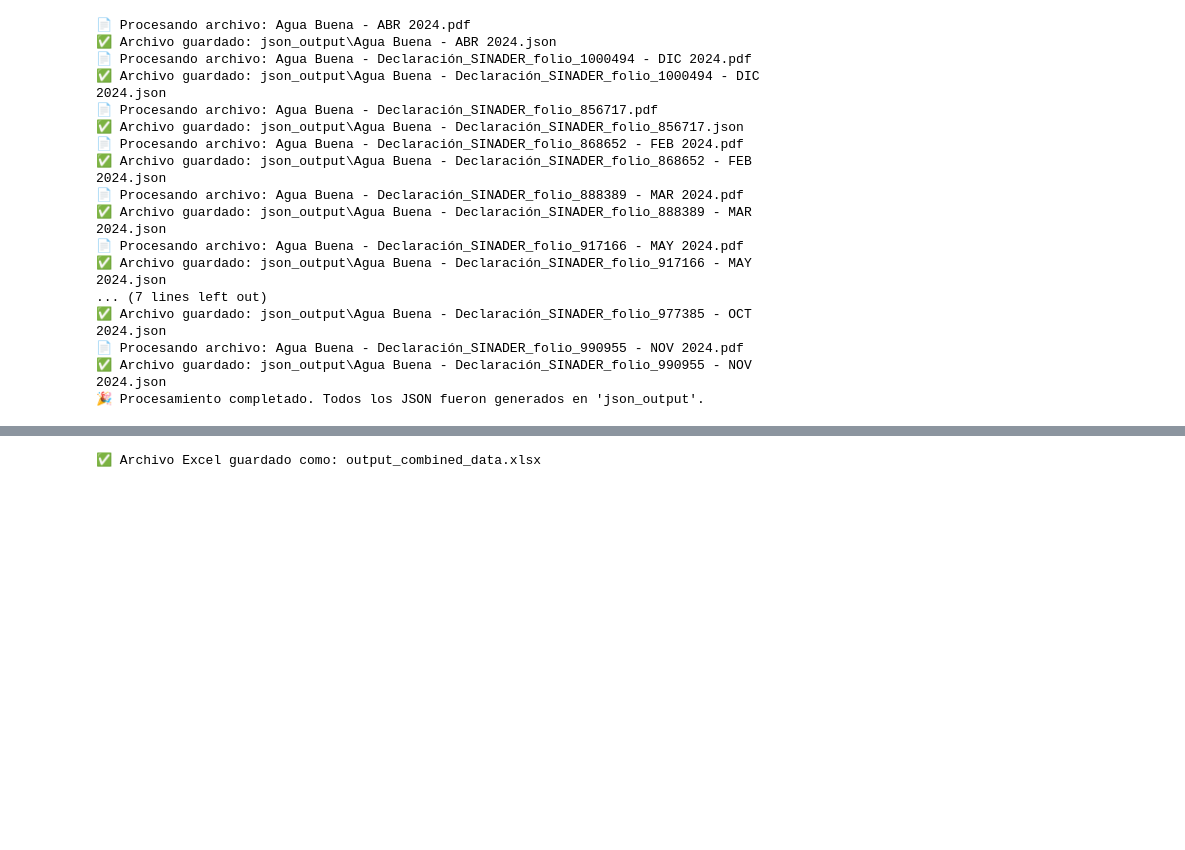
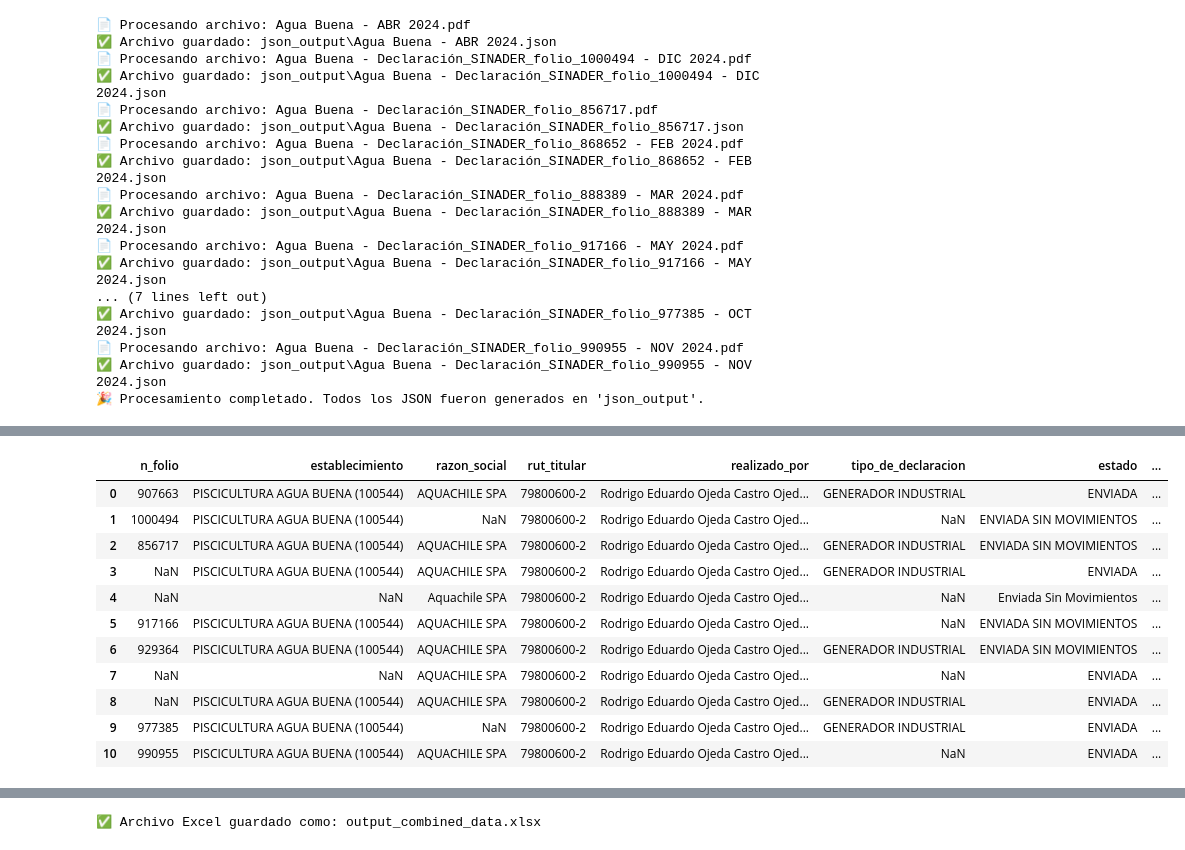
Before and after one commit to asuredragun/testpdf, a Jupyter notebook: R2D2.ipynb, the cells around one changed output, grey strips where cells are left out. Cells and saved outputs as stored; diff of their text form; code cells hidden in the pictures; blank space fills up the shorter version.

```diff
--- a/R2D2.ipynb
+++ b/R2D2.ipynb
@@ -180,3 +172,91 @@ print("🎉 Procesamiento completado. Todos los JSON fueron generados en 'json_o
 📄 Procesando archivo: Agua Buena - Declaración_SINADER_folio_990955 - NOV 2024.pdf
 ✅ Archivo guardado: json_output\Agua Buena - Declaración_SINADER_folio_990955 - NOV 2024.json
 🎉 Procesamiento completado. Todos los JSON fueron generados en 'json_output'.
+# %%
+import os
+import json
+import pandas as pd
+
+# Directorio donde están los JSON
+json_directory = "json_output"
+
+# Función para convertir JSON en DataFrame manejando estructuras complejas
+def json_to_dataframe(data, folio=None):
+    if isinstance(data, list):
+        df = pd.json_normalize(data)
+    elif isinstance(data, dict):
+        df = pd.json_normalize([data])
+    else:
+        return pd.DataFrame()  # Si es nulo o inválido, devolver DataFrame vacío
+
+    # Asegurar que cada entrada tenga el folio correcto para mantener la relación
+    if folio:
+        df["folio"] = folio
+
+    # Reemplazar valores faltantes con None (equivalente a null en JSON)
+    df = df.where(pd.notna(df), None)
+
+    return df
+
+# Inicializar DataFrames vacíos para almacenar los resultados combinados
+df_main_combined = pd.DataFrame()
+df_residuos_combined = pd.DataFrame()
+df_comprobantes_combined = pd.DataFrame()
+df_responsables_combined = pd.DataFrame()
+
+# Procesar cada archivo JSON en el directorio
+for filename in os.listdir(json_directory):
+    if filename.endswith(".json"):
+        filepath = os.path.join(json_directory, filename)
+
+        try:
+            # Cargar el archivo JSON
+            with open(filepath, "r", encoding="utf-8") as f:
+                data = json.load(f)
+
+            # Obtener el folio del JSON (asegurarse de que haya un identificador único)
+            folio = data.pop("n_folio", None) or data.get("folio", filename)
+
+            # Extraer datos anidados (si no existen, asignar lista vacía para evitar errores)
+            residuos = data.pop("residuos", [])
+            comprobantes = data.pop("comprobante", [])
+            responsables = data.pop("responsable", [])
+
+            # Convertir datos principales en DataFrame
+            df_main = json_to_dataframe(data, folio)
+
+            # Convertir estructuras anidadas a DataFrames, manteniendo la relación con el folio
+            df_residuos = json_to_dataframe(residuos, folio)
+            df_comprobantes = json_to_dataframe(comprobantes, folio)
+            df_responsables = json_to_dataframe(responsables, folio)
+
+            # Asegurar que los valores nulos sean None y no se llenen incorrectamente
+            df_main = df_main.where(pd.notna(df_main), None)
+            df_residuos = df_residuos.where(pd.notna(df_residuos), None)
+            df_comprobantes = df_comprobantes.where(pd.notna(df_comprobantes), None)
+            df_responsables = df_responsables.where(pd.notna(df_responsables), None)
+
+            # Concatenar los DataFrames de forma segura
+            df_main_combined = pd.concat([df_main_combined, df_main], ignore_index=True)
+            df_residuos_combined = pd.concat([df_residuos_combined, df_residuos], ignore_index=True)
+            df_comprobantes_combined = pd.concat([df_comprobantes_combined, df_comprobantes], ignore_index=True)
+            df_responsables_combined = pd.concat([df_responsables_combined, df_responsables], ignore_index=True)
+
+        except Exception as e:
+            print(f"❌ Error al procesar {filename}: {e}")
+
+# Mostrar las tablas combinadas en pantalla
+print("📝 Datos principales combinados:")
+display(df_main_combined)
+
+print("📝 Residuos combinados:")
+display(df_residuos_combined)
+
+print("📝 Comprobantes combinados:")
+display(df_comprobantes_combined)
+
+print("📝 Responsables combinados:")
+display(df_responsables_combined)
+
+print("🎉 Conversión completada.")
+# %% [output]
@@ -182,0 +295,12 @@ print("🎉 Procesamiento completado. Todos los JSON fueron generados en 'json_o
+|  | n_folio | establecimiento | razon_social | rut_titular | realizado_por | tipo_de_declaracion | estado | ... |
+| 0 | 907663 | PISCICULTURA AGUA BUENA (100544) | AQUACHILE SPA | 79800600-2 | Rodrigo Eduardo Ojeda Castro Ojed... | GENERADOR INDUSTRIAL | ENVIADA | ... |
+| 1 | 1000494 | PISCICULTURA AGUA BUENA (100544) | NaN | 79800600-2 | Rodrigo Eduardo Ojeda Castro Ojed... | NaN | ENVIADA SIN MOVIMIENTOS | ... |
+| 2 | 856717 | PISCICULTURA AGUA BUENA (100544) | AQUACHILE SPA | 79800600-2 | Rodrigo Eduardo Ojeda Castro Ojed... | GENERADOR INDUSTRIAL | ENVIADA SIN MOVIMIENTOS | ... |
+| 3 | NaN | PISCICULTURA AGUA BUENA (100544) | AQUACHILE SPA | 79800600-2 | Rodrigo Eduardo Ojeda Castro Ojed... | GENERADOR INDUSTRIAL | ENVIADA | ... |
+| 4 | NaN | NaN | Aquachile SPA | 79800600-2 | Rodrigo Eduardo Ojeda Castro Ojed... | NaN | Enviada Sin Movimientos | ... |
+| 5 | 917166 | PISCICULTURA AGUA BUENA (100544) | AQUACHILE SPA | 79800600-2 | Rodrigo Eduardo Ojeda Castro Ojed... | NaN | ENVIADA SIN MOVIMIENTOS | ... |
+| 6 | 929364 | PISCICULTURA AGUA BUENA (100544) | AQUACHILE SPA | 79800600-2 | Rodrigo Eduardo Ojeda Castro Ojed... | GENERADOR INDUSTRIAL | ENVIADA SIN MOVIMIENTOS | ... |
+| 7 | NaN | NaN | AQUACHILE SPA | 79800600-2 | Rodrigo Eduardo Ojeda Castro Ojed... | NaN | ENVIADA | ... |
+| 8 | NaN | PISCICULTURA AGUA BUENA (100544) | AQUACHILE SPA | 79800600-2 | Rodrigo Eduardo Ojeda Castro Ojed... | GENERADOR INDUSTRIAL | ENVIADA | ... |
+| 9 | 977385 | PISCICULTURA AGUA BUENA (100544) | NaN | 79800600-2 | Rodrigo Eduardo Ojeda Castro Ojed... | GENERADOR INDUSTRIAL | ENVIADA | ... |
+| 10 | 990955 | PISCICULTURA AGUA BUENA (100544) | AQUACHILE SPA | 79800600-2 | Rodrigo Eduardo Ojeda Castro Ojed... | NaN | ENVIADA | ... |
```
Also changed, not shown: parts of 4 cells of this notebook.
